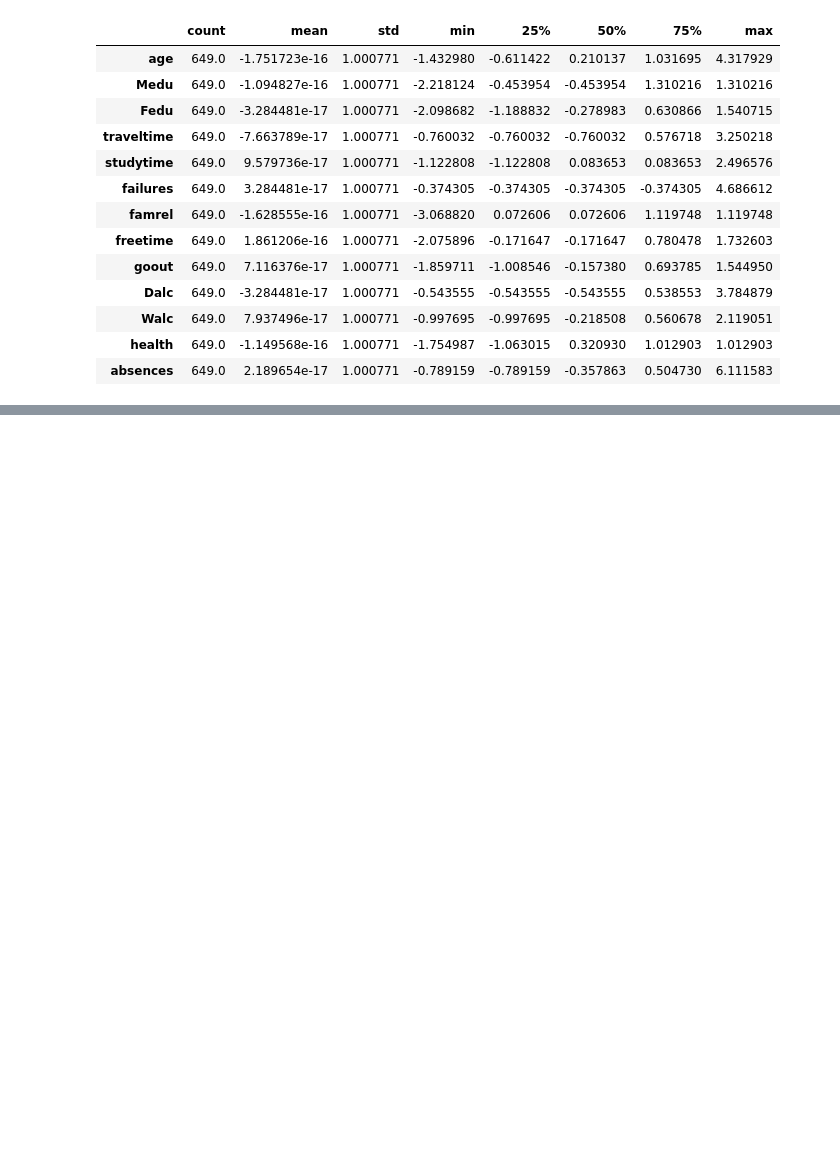
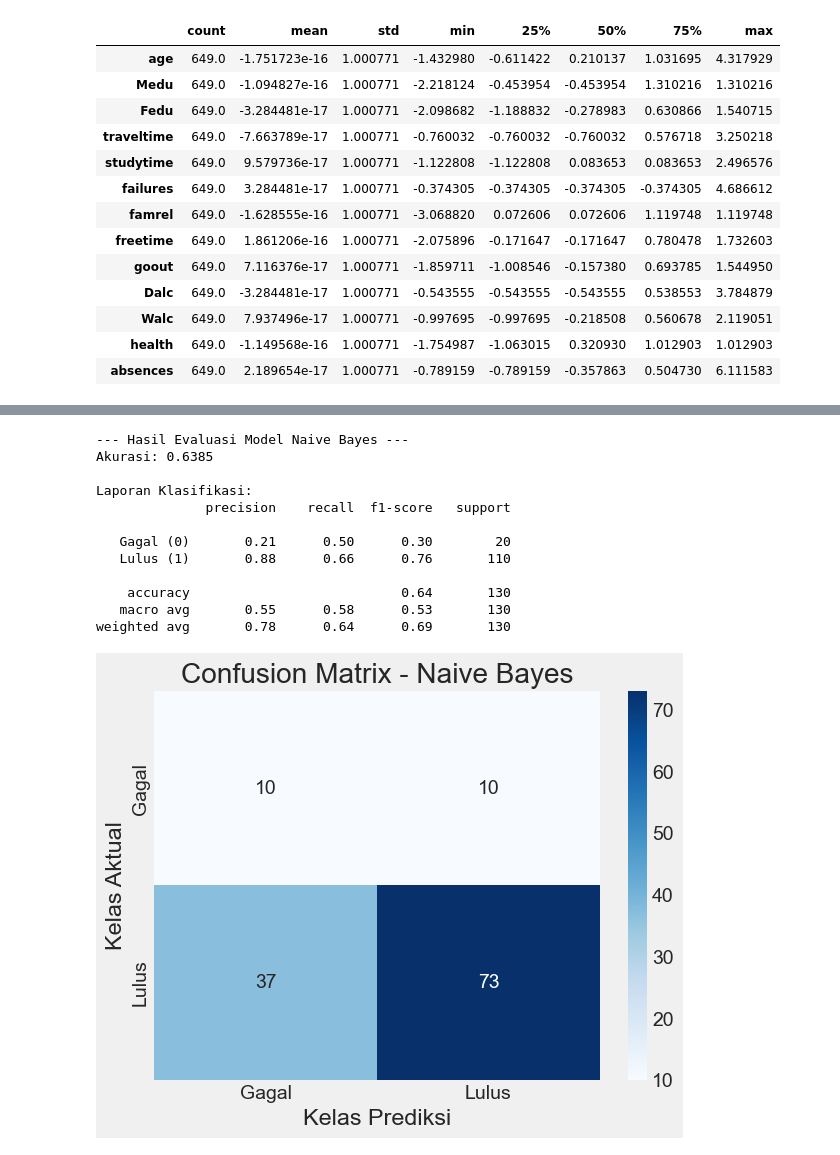
Before and after one commit to ZulfRizz/Kuliah-Penambangan-Data, a Jupyter notebook: pendat/pra_UAS.ipynb, the cells around one changed output, grey strips where cells are left out. Saved outputs shown, nothing was run; the diff lists cells and outputs as text; code cells hidden in the pictures; blank space fills up the shorter version.

Commit message:
add perbandingan model

```diff
--- a/pendat/pra_UAS.ipynb
+++ b/pendat/pra_UAS.ipynb
@@ -383,0 +414,11 @@ Ringkasan statistik setelah standardisasi (perhatikan nilai 'mean' dan 'std'):
+# %%
+# Membagi data dengan perbandingan 80% train dan 20% test
+# stratify=y memastikan proporsi kelas 'Lulus' dan 'Gagal' sama di train dan test set
+# random_state=42 memastikan hasil pembagian data selalu sama setiap kali kode dijalankan
+X_train, X_test, y_train, y_test = train_test_split(
+    X_final, y, test_size=0.2, random_state=42, stratify=y)
+
+print("Bentuk data Latih (X_train):", X_train.shape)
+print("Bentuk data Uji (X_test):", X_test.shape)
+print("Bentuk target Latih (y_train):", y_train.shape)
+print("Bentuk target Uji (y_test):", y_test.shape)
@@ -383,0 +433,40 @@ Ringkasan statistik setelah standardisasi (perhatikan nilai 'mean' dan 'std'):
+# %%
+# 1. Inisialisasi Model
+nb_model = GaussianNB()
+
+# 2. Latih Model
+nb_model.fit(X_train, y_train)
+
+# 3. Lakukan Prediksi
+y_pred_nb = nb_model.predict(X_test)
+
+# 4. Evaluasi Model
+print("--- Hasil Evaluasi Model Naive Bayes ---")
+accuracy_nb = accuracy_score(y_test, y_pred_nb)
+print(f"Akurasi: {accuracy_nb:.4f}")
+print("\nLaporan Klasifikasi:")
+print(classification_report(y_test, y_pred_nb,
+      target_names=['Gagal (0)', 'Lulus (1)']))
+
+# Visualisasi Confusion Matrix
+cm_nb = confusion_matrix(y_test, y_pred_nb)
+sns.heatmap(cm_nb, annot=True, fmt='d', cmap='Blues', xticklabels=[
+            'Gagal', 'Lulus'], yticklabels=['Gagal', 'Lulus'])
+plt.title('Confusion Matrix - Naive Bayes')
+plt.ylabel('Kelas Aktual')
+plt.xlabel('Kelas Prediksi')
+plt.show()
+# %% [output]
+--- Hasil Evaluasi Model Naive Bayes ---
+Akurasi: 0.6385
+
+Laporan Klasifikasi:
+              precision    recall  f1-score   support
+
+   Gagal (0)       0.21      0.50      0.30        20
+   Lulus (1)       0.88      0.66      0.76       110
+
+    accuracy                           0.64       130
+   macro avg       0.55      0.58      0.53       130
+weighted avg       0.78      0.64      0.69       130
+[figure, added]
```
Also changed, not shown: parts of 10 cells of this notebook.
